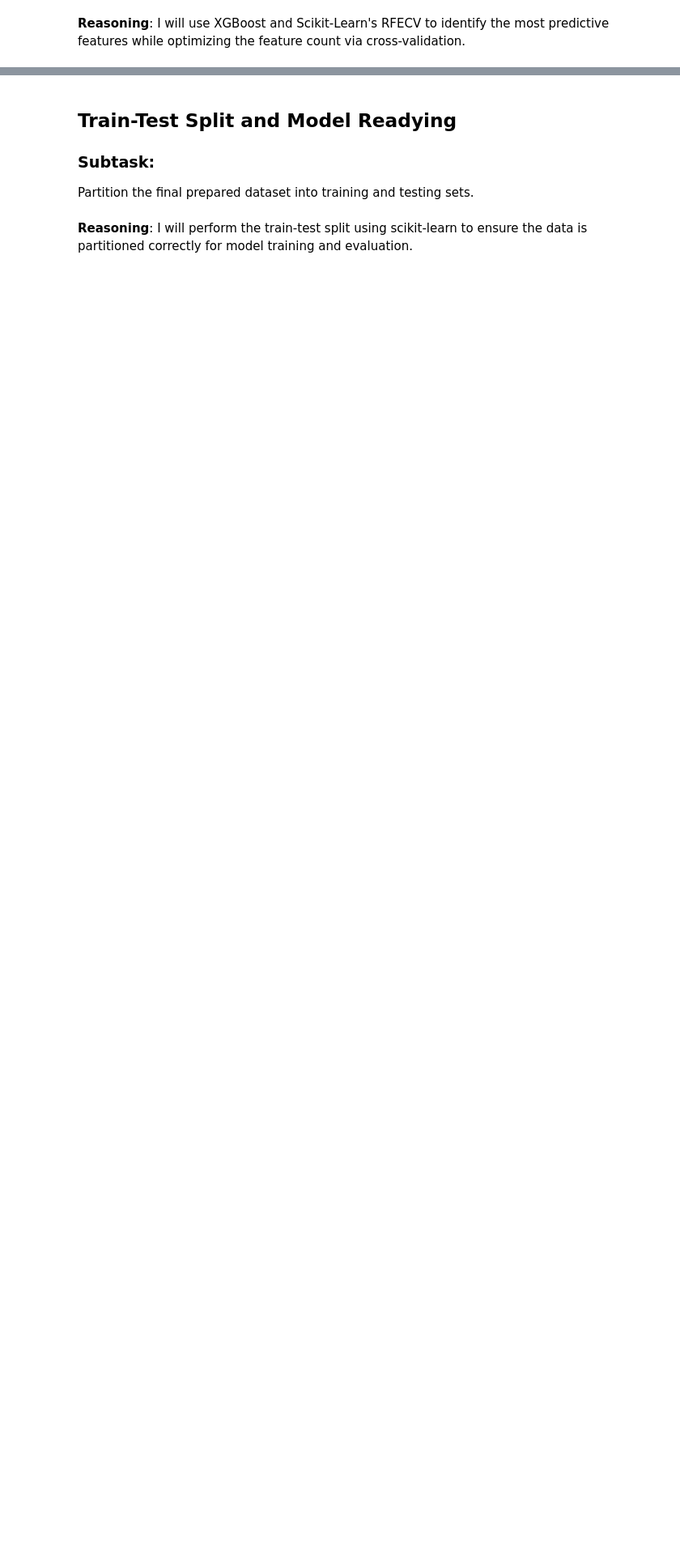
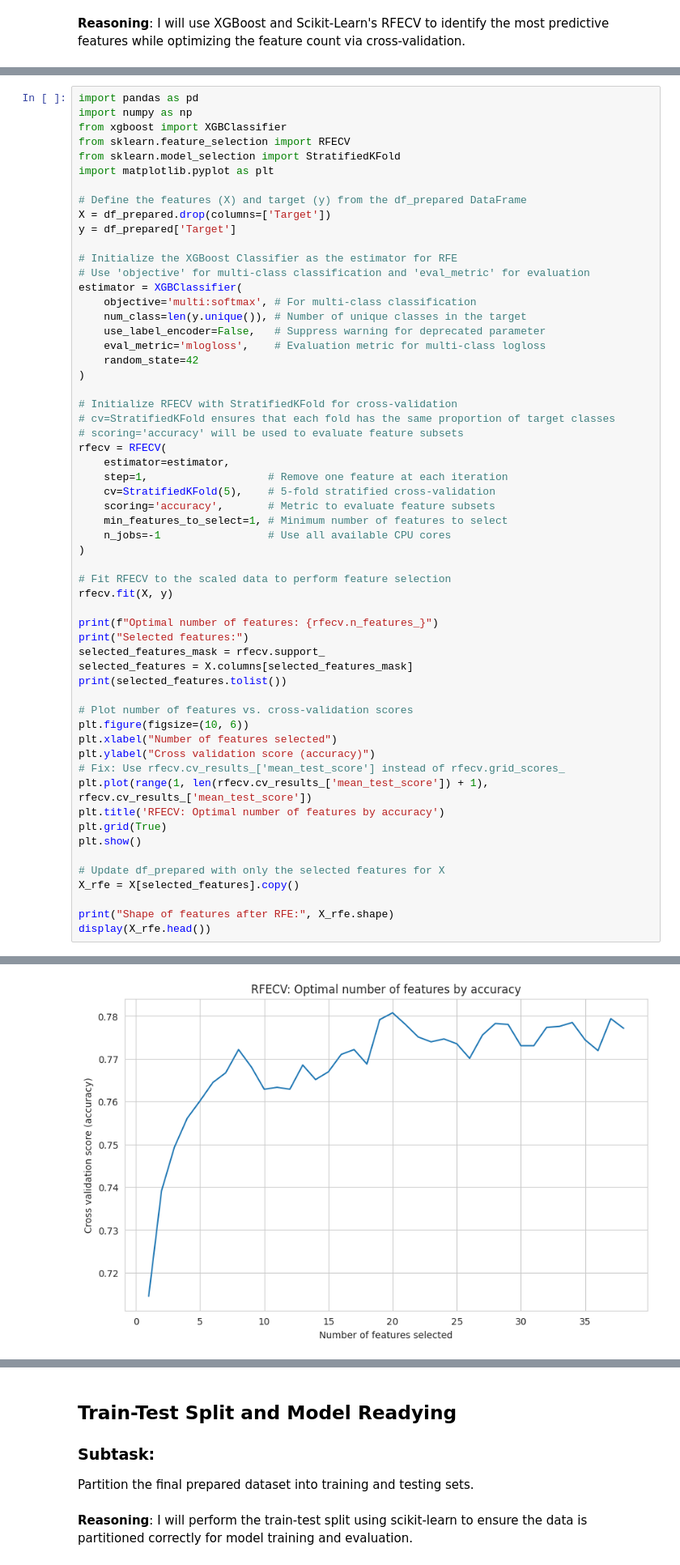
Before and after one commit to Hmcg23/student_dropout_project, a Jupyter notebook: iX_DS_Project.ipynb, the cells around one changed output, grey strips where cells are left out. Shown at 81% size. Drawn from its saved outputs; the diff is of its cells as text; blank space fills up the shorter version.

```diff
--- a/iX_DS_Project.ipynb
+++ b/iX_DS_Project.ipynb
@@ -460,0 +445,59 @@ from sklearn.model_selection import StratifiedKFold
+# %%
+import pandas as pd
+import numpy as np
+from xgboost import XGBClassifier
+from sklearn.feature_selection import RFECV
+from sklearn.model_selection import StratifiedKFold
+import matplotlib.pyplot as plt
+
+# Define the features (X) and target (y) from the df_prepared DataFrame
+X = df_prepared.drop(columns=['Target'])
+y = df_prepared['Target']
+
+# Initialize the XGBoost Classifier as the estimator for RFE
+# Use 'objective' for multi-class classification and 'eval_metric' for evaluation
+estimator = XGBClassifier(
+    objective='multi:softmax', # For multi-class classification
+    num_class=len(y.unique()), # Number of unique classes in the target
+    use_label_encoder=False,   # Suppress warning for deprecated parameter
+    eval_metric='mlogloss',    # Evaluation metric for multi-class logloss
+    random_state=42
+)
+
+# Initialize RFECV with StratifiedKFold for cross-validation
+# cv=StratifiedKFold ensures that each fold has the same proportion of target classes
+# scoring='accuracy' will be used to evaluate feature subsets
+rfecv = RFECV(
+    estimator=estimator,
+    step=1,                   # Remove one feature at each iteration
+    cv=StratifiedKFold(5),    # 5-fold stratified cross-validation
+    scoring='accuracy',       # Metric to evaluate feature subsets
+    min_features_to_select=1, # Minimum number of features to select
+    n_jobs=-1                 # Use all available CPU cores
+)
+
+# Fit RFECV to the scaled data to perform feature selection
+rfecv.fit(X, y)
+
+print(f"Optimal number of features: {rfecv.n_features_}")
+print("Selected features:")
+selected_features_mask = rfecv.support_
+selected_features = X.columns[selected_features_mask]
+print(selected_features.tolist())
+
+# Plot number of features vs. cross-validation scores
+plt.figure(figsize=(10, 6))
+plt.xlabel("Number of features selected")
+plt.ylabel("Cross validation score (accuracy)")
+# Fix: Use rfecv.cv_results_['mean_test_score'] instead of rfecv.grid_scores_
+plt.plot(range(1, len(rfecv.cv_results_['mean_test_score']) + 1), rfecv.cv_results_['mean_test_score'])
+plt.title('RFECV: Optimal number of features by accuracy')
+plt.grid(True)
+plt.show()
+
+# Update df_prepared with only the selected features for X
+X_rfe = X[selected_features].copy()
+
+print("Shape of features after RFE:", X_rfe.shape)
+display(X_rfe.head())
+# %% [output]
@@ -460,0 +524 @@ from sklearn.model_selection import StratifiedKFold
+[figure, added]
```
Also changed, not shown: parts of 14 cells of this notebook.
